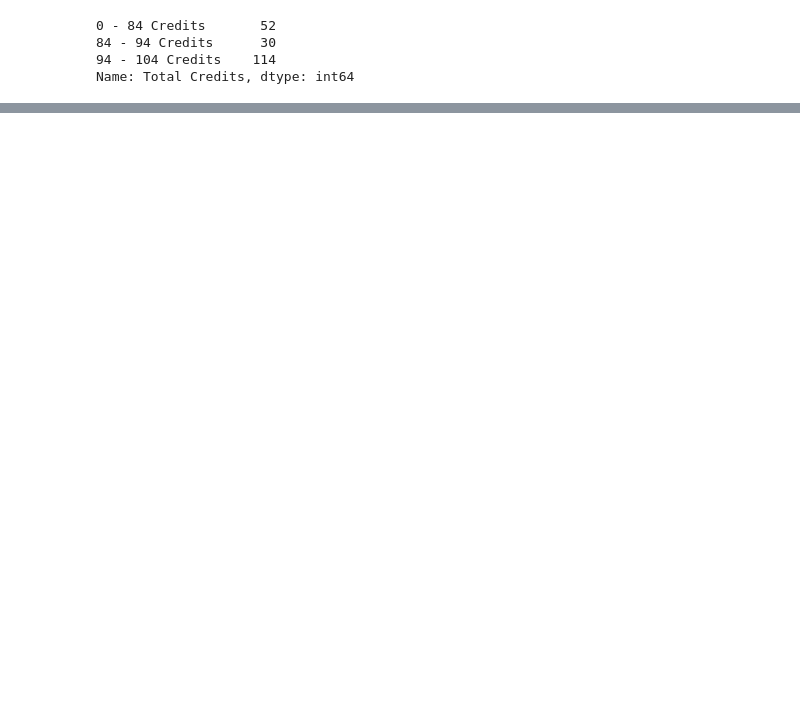
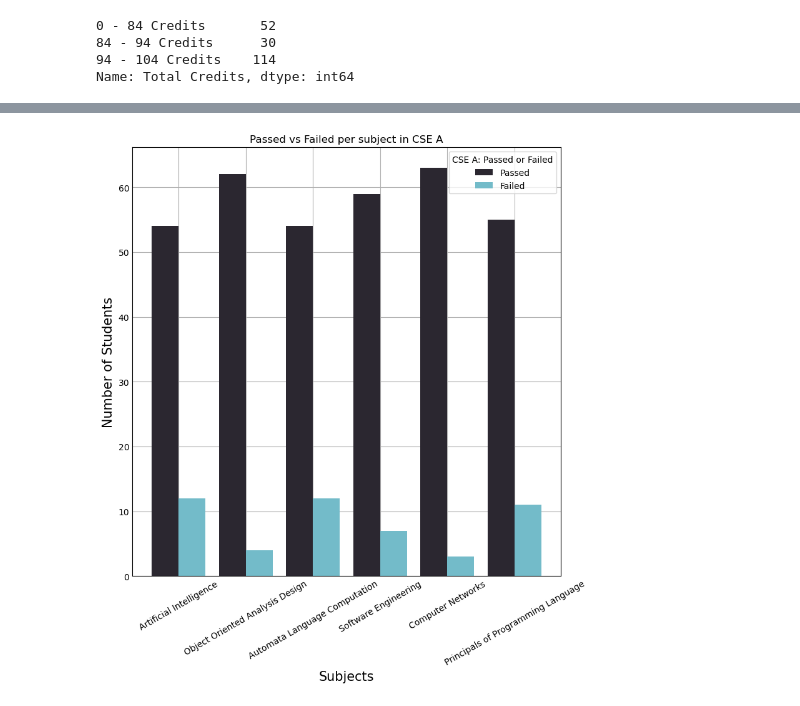
Before and after one commit to Suhaib-Arif/Osmania-5th-Sem-Analysis, a Jupyter notebook: Results-5th-Sem/results.ipynb, the cells around one changed output, grey strips where cells are left out. Saved outputs shown, nothing was run; the diff lists cells and outputs as text; code cells hidden in the pictures; blank space fills up the shorter version.

```diff
--- a/Results-5th-Sem/results.ipynb
+++ b/Results-5th-Sem/results.ipynb
@@ -556,0 +548,23 @@ plt.show()
+# %%
+a_section_df = clean_results_df.loc[clean_results_df.Section == "CSE A"]
+b_section_df = clean_results_df.loc[clean_results_df.Section == "CSE B"]
+c_section_df = clean_results_df.loc[clean_results_df.Section == "CSE C"]
+# %%
+# Passed vs Failed per subject for A Section
+plt.figure(figsize=(7, 7))
+
+cleared_subject_list = [len(a_section_df[a_section_df[subject] != 'F']) for subject in subjects]
+failed_subject_list = [len(a_section_df[a_section_df[subject] == 'F']) for subject in subjects]
+
+x = np.arange(len(subjects))
+
+plt.bar(x-0.2,cleared_subject_list,width=0.4, color='#2B2730')
+plt.bar(x+0.2,failed_subject_list,width=0.4, color='#73BBC9')
+plt.xticks(x, subjects,rotation=30)
+plt.xlabel("Subjects", fontsize=15)
+plt.ylabel("Number of Students", fontsize=15)
+plt.legend(["Passed", "Failed"], title="CSE A: Passed or Failed")
+plt.title("Passed vs Failed per subject in CSE A")
+plt.show()
+# %% [output]
+[figure, added]
```
Also changed, not shown: parts of 11 cells of this notebook.
